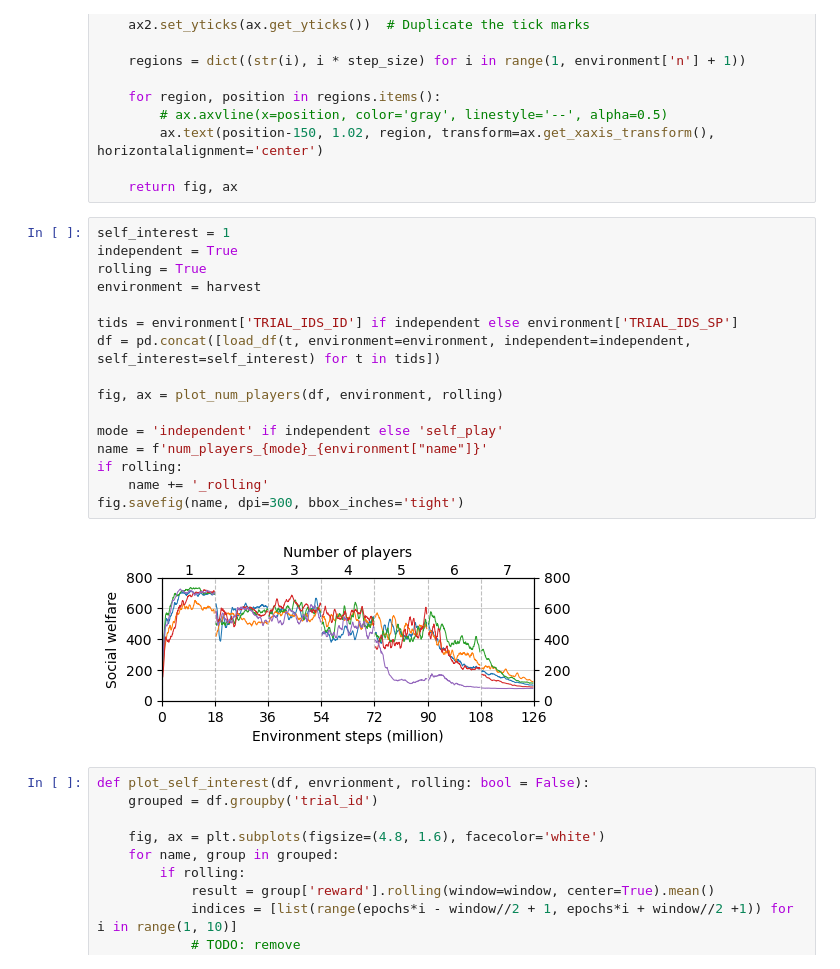
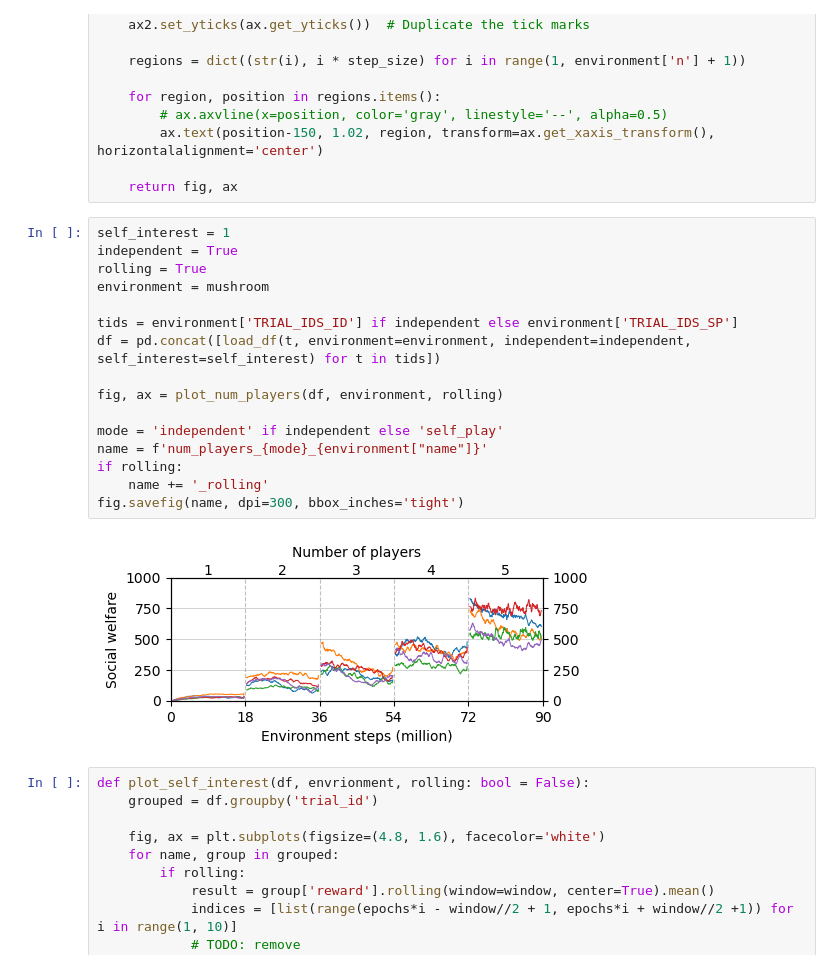
Before and after one commit to willis-richard/meltingpot, a Jupyter notebook: reward_transfer/results_n_players.ipynb, the cells around one changed output. Cells and saved outputs as stored; diff of their text form.

```diff
--- a/reward_transfer/results_n_players.ipynb
+++ b/reward_transfer/results_n_players.ipynb
@@ -88,21 +88,21 @@ def plot_num_players(df, environment, rolling: bool = False):
 # %%
 self_interest = 1
 independent = True
 rolling = True
-environment = harvest
+environment = mushroom
 
 tids = environment['TRIAL_IDS_ID'] if independent else environment['TRIAL_IDS_SP']
 df = pd.concat([load_df(t, environment=environment, independent=independent, self_interest=self_interest) for t in tids])
 
 fig, ax = plot_num_players(df, environment, rolling)
 
 mode = 'independent' if independent else 'self_play'
 name = f'num_players_{mode}_{environment["name"]}'
 if rolling:
     name += '_rolling'
 fig.savefig(name, dpi=300, bbox_inches='tight')
 # %% [output]
-[figure, old version]
+[figure, new version]
 # %%
 def plot_self_interest(df, envrionment, rolling: bool = False):
     grouped = df.groupby('trial_id')
```
Also changed, not shown: parts of 1 cell of this notebook, 1 other file.
